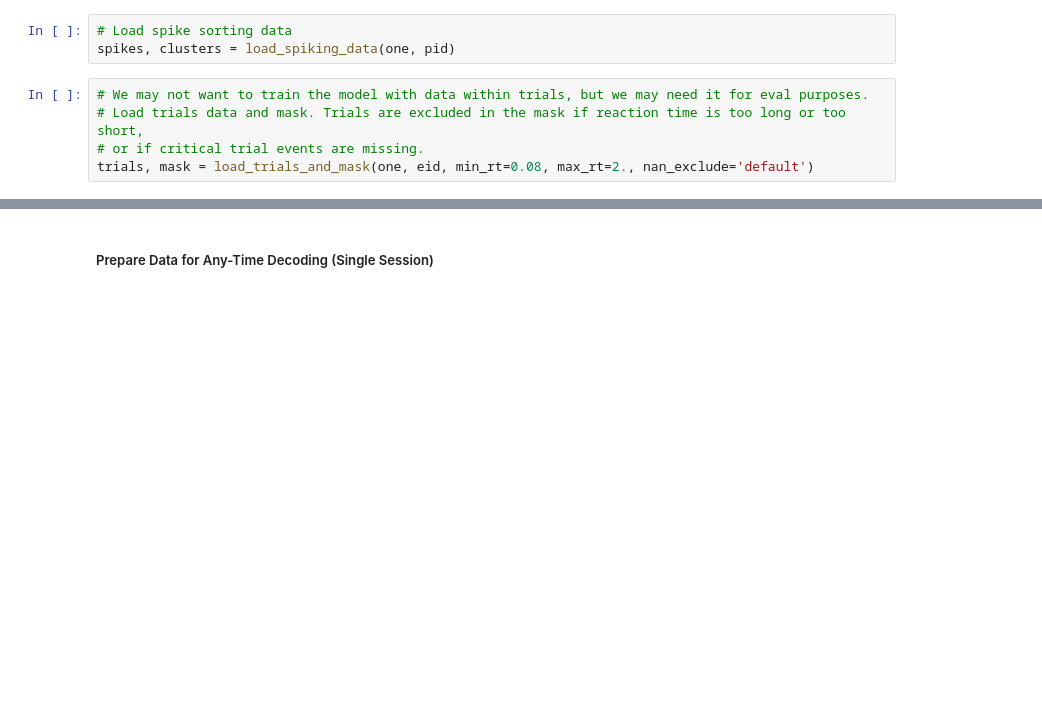
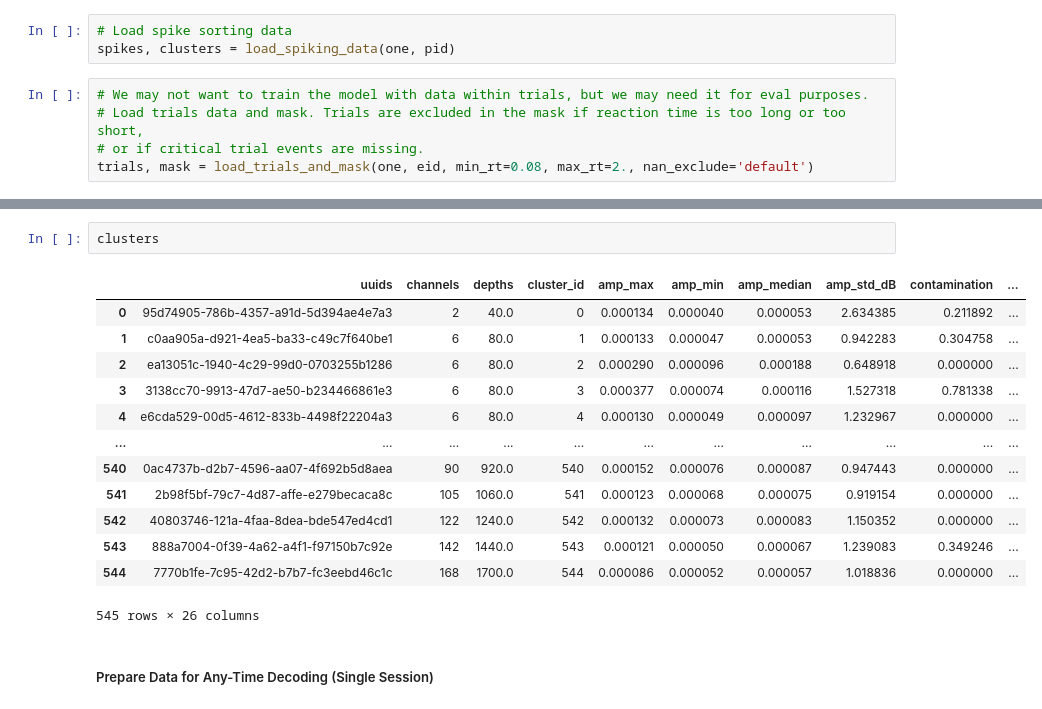
Before and after one commit to colehurwitz/IBL_foundation_model, a Jupyter notebook: notebooks/data_loading_examples.ipynb, the cells around one changed output, grey strips where cells are left out. Cells and saved outputs as stored; diff of their text form; blank space fills up the shorter version.

```diff
--- a/notebooks/data_loading_examples.ipynb
+++ b/notebooks/data_loading_examples.ipynb
@@ -65,3 +65,19 @@ dict_keys(['wheel-position', 'wheel-velocity', 'wheel-speed', 'left-whisker-moti
+# %%
+clusters
+# %% [output]
+|  | uuids | channels | depths | cluster_id | amp_max | amp_min | amp_median | amp_std_dB | contamination | ... |
+| 0 | 95d74905-786b-4357-a91d-5d394ae4e7a3 | 2 | 40.0 | 0 | 0.000134 | 0.000040 | 0.000053 | 2.634385 | 0.211892 | ... |
+| 1 | c0aa905a-d921-4ea5-ba33-c49c7f640be1 | 6 | 80.0 | 1 | 0.000133 | 0.000047 | 0.000053 | 0.942283 | 0.304758 | ... |
+| 2 | ea13051c-1940-4c29-99d0-0703255b1286 | 6 | 80.0 | 2 | 0.000290 | 0.000096 | 0.000188 | 0.648918 | 0.000000 | ... |
+| 3 | 3138cc70-9913-47d7-ae50-b234466861e3 | 6 | 80.0 | 3 | 0.000377 | 0.000074 | 0.000116 | 1.527318 | 0.781338 | ... |
+| 4 | e6cda529-00d5-4612-833b-4498f22204a3 | 6 | 80.0 | 4 | 0.000130 | 0.000049 | 0.000097 | 1.232967 | 0.000000 | ... |
+| ... | ... | ... | ... | ... | ... | ... | ... | ... | ... | ... |
+| 540 | 0ac4737b-d2b7-4596-aa07-4f692b5d8aea | 90 | 920.0 | 540 | 0.000152 | 0.000076 | 0.000087 | 0.947443 | 0.000000 | ... |
+| 541 | 2b98f5bf-79c7-4d87-affe-e279becaca8c | 105 | 1060.0 | 541 | 0.000123 | 0.000068 | 0.000075 | 0.919154 | 0.000000 | ... |
+| 542 | 40803746-121a-4faa-8dea-bde547ed4cd1 | 122 | 1240.0 | 542 | 0.000132 | 0.000073 | 0.000083 | 1.150352 | 0.000000 | ... |
+| 543 | 888a7004-0f39-4a62-a4f1-f97150b7c92e | 142 | 1440.0 | 543 | 0.000121 | 0.000050 | 0.000067 | 1.239083 | 0.349246 | ... |
+| 544 | 7770b1fe-7c95-42d2-b7b7-fc3eebd46c1c | 168 | 1700.0 | 544 | 0.000086 | 0.000052 | 0.000057 | 1.018836 | 0.000000 | ... |
+545 rows × 26 columns
 # %% [markdown]
 ##### Prepare Data for Any-Time Decoding (Single Session)
 # %%
```
Also changed, not shown: parts of 12 cells of this notebook, 2 other files.
